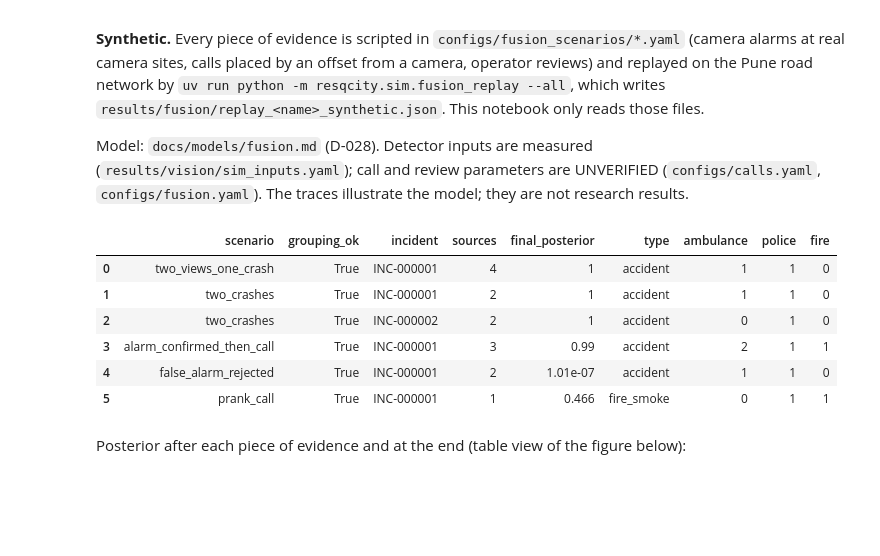
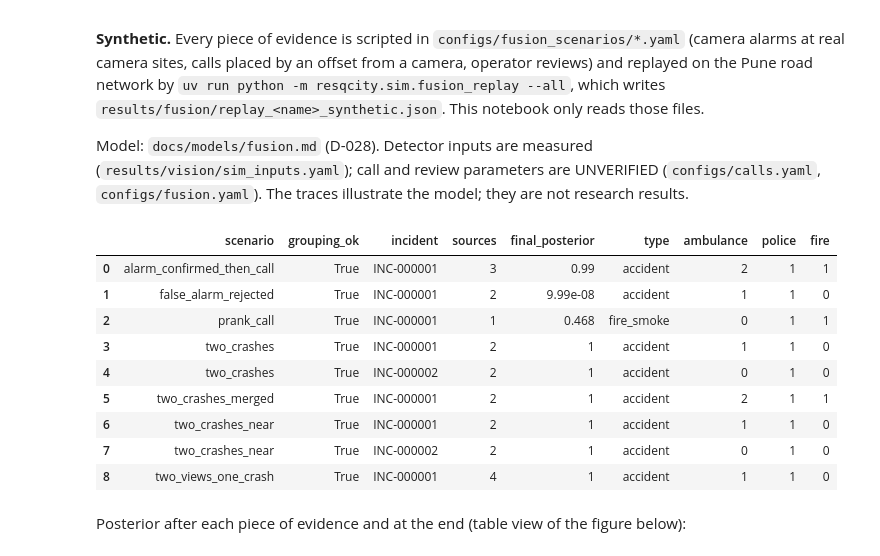
Before and after one commit to AadiBurande/ResQCity, a Jupyter notebook: notebooks/04_fusion.ipynb, the cells around one changed output. Cells and saved outputs as stored; diff of their text form; code cells hidden in the pictures; blank space fills up the shorter version.

```diff
--- a/notebooks/04_fusion.ipynb
+++ b/notebooks/04_fusion.ipynb
@@ -8,38 +8,41 @@ Model: `docs/models/fusion.md` (D-028). Detector inputs are measured (`results/v
 # %%
 import json
 from pathlib import Path
 
 import matplotlib.pyplot as plt
 import pandas as pd
 import yaml
 
 from resqcity.common.config import CONFIG_DIR, PROJECT_ROOT
 
 RESULTS = PROJECT_ROOT / 'results' / 'fusion'
-ORDER = ['two_views_one_crash', 'two_crashes', 'alarm_confirmed_then_call',
-         'false_alarm_rejected', 'prank_call']
+SCENARIOS = CONFIG_DIR / 'fusion_scenarios'
+ORDER = sorted(p.stem for p in SCENARIOS.glob('*.yaml'))  # every scenario, never a subset
 runs = {n: json.loads((RESULTS / f'replay_{n}_synthetic.json').read_text(encoding='utf-8'))
         for n in ORDER}
-scripts = {n: yaml.safe_load((CONFIG_DIR / 'fusion_scenarios' / f'{n}.yaml')
-           .read_text(encoding='utf-8')) for n in ORDER}
+scripts = {n: yaml.safe_load((SCENARIOS / f'{n}.yaml').read_text(encoding='utf-8'))
+           for n in ORDER}
 rows = []
 for n, r in runs.items():
     for inc, v in r['incidents'].items():
         rows.append({'scenario': n, 'grouping_ok': r['grouping_ok'], 'incident': inc,
                      'sources': len(v['sources']), 'final_posterior': v['posterior'],
                      'type': v['type'], 'ambulance': v['requirements']['ambulance'],
                      'police': v['requirements']['police'],
                      'fire': v['requirements']['fire']})
 table = pd.DataFrame(rows)
 table.style.format({'final_posterior': '{:.3g}'})
 # %% [output]
 |  | scenario | grouping_ok | incident | sources | final_posterior | type | ambulance | police | fire |
-| 0 | two_views_one_crash | True | INC-000001 | 4 | 1 | accident | 1 | 1 | 0 |
-| 1 | two_crashes | True | INC-000001 | 2 | 1 | accident | 1 | 1 | 0 |
-| 2 | two_crashes | True | INC-000002 | 2 | 1 | accident | 0 | 1 | 0 |
-| 3 | alarm_confirmed_then_call | True | INC-000001 | 3 | 0.99 | accident | 2 | 1 | 1 |
-| 4 | false_alarm_rejected | True | INC-000001 | 2 | 1.01e-07 | accident | 1 | 1 | 0 |
-| 5 | prank_call | True | INC-000001 | 1 | 0.466 | fire_smoke | 0 | 1 | 1 |
+| 0 | alarm_confirmed_then_call | True | INC-000001 | 3 | 0.99 | accident | 2 | 1 | 1 |
+| 1 | false_alarm_rejected | True | INC-000001 | 2 | 9.99e-08 | accident | 1 | 1 | 0 |
+| 2 | prank_call | True | INC-000001 | 1 | 0.468 | fire_smoke | 0 | 1 | 1 |
+| 3 | two_crashes | True | INC-000001 | 2 | 1 | accident | 1 | 1 | 0 |
+| 4 | two_crashes | True | INC-000002 | 2 | 1 | accident | 0 | 1 | 0 |
+| 5 | two_crashes_merged | True | INC-000001 | 2 | 1 | accident | 2 | 1 | 1 |
+| 6 | two_crashes_near | True | INC-000001 | 2 | 1 | accident | 1 | 1 | 0 |
+| 7 | two_crashes_near | True | INC-000002 | 2 | 1 | accident | 0 | 1 | 0 |
+| 8 | two_views_one_crash | True | INC-000001 | 4 | 1 | accident | 1 | 1 | 0 |
 # %% [markdown]
 Posterior after each piece of evidence and at the end (table view of the figure below):
 # %%
```
Also changed, not shown: parts of 3 cells of this notebook, 8 other files.
